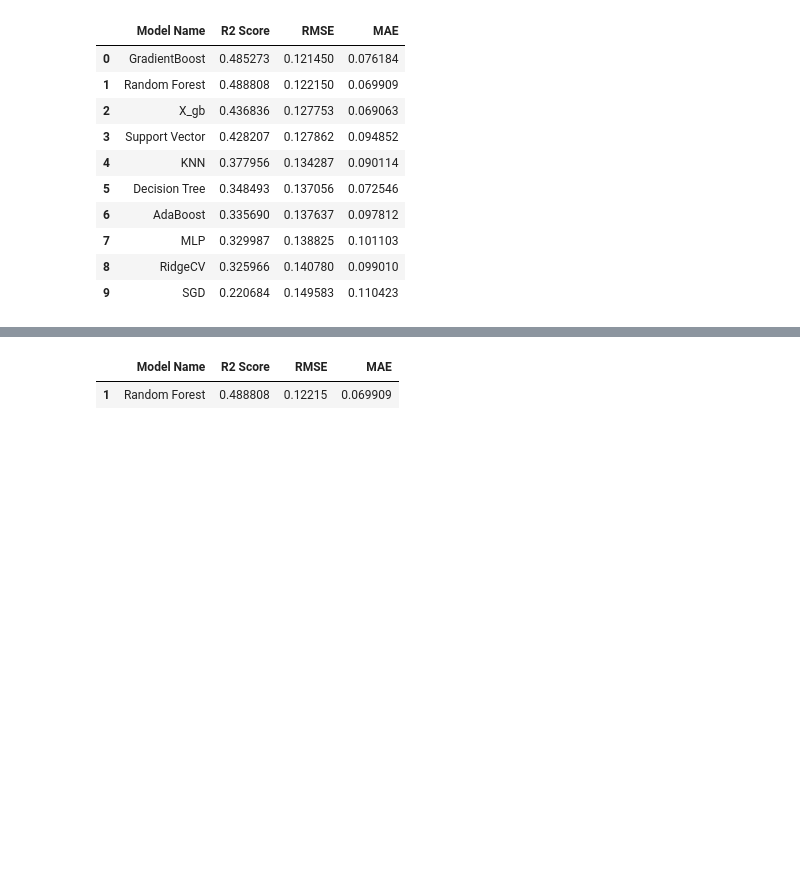
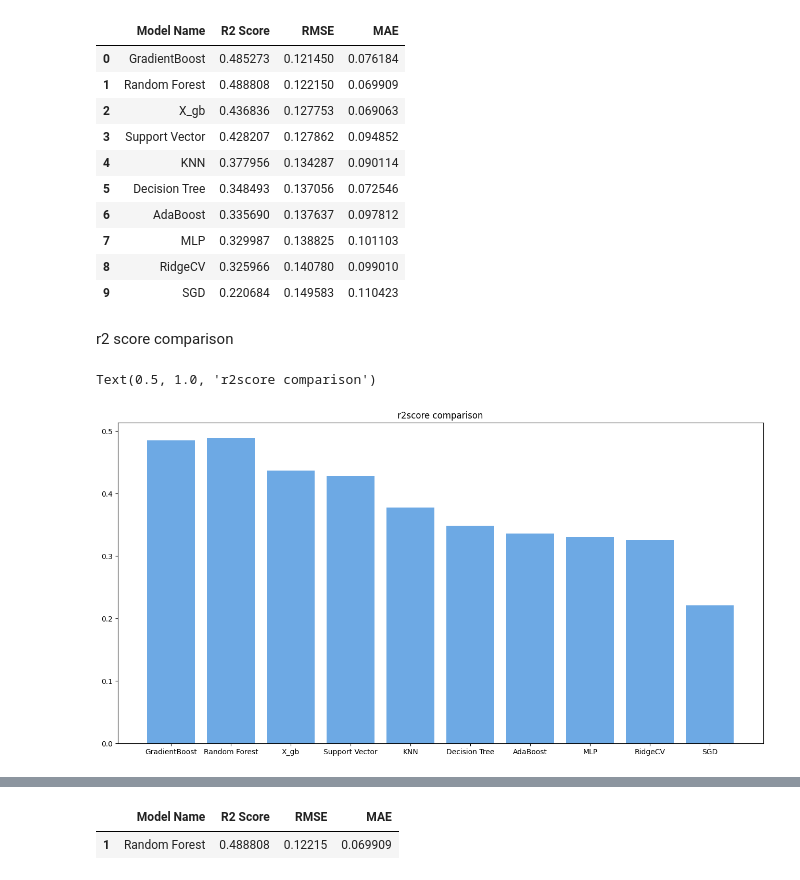
Before and after one commit to DarshanGoodGuy/IITISOC25, a Jupyter notebook: Model.ipynb, the cells around one changed output, grey strips where cells are left out. Cells and saved outputs as stored; diff of their text form; code cells hidden in the pictures; blank space fills up the shorter version.

```diff
--- a/Model.ipynb
+++ b/Model.ipynb
@@ -262,3 +262,22 @@ results
 | 7 | MLP | 0.329987 | 0.138825 | 0.101103 |
 | 8 | RidgeCV | 0.325966 | 0.140780 | 0.099010 |
 | 9 | SGD | 0.220684 | 0.149583 | 0.110423 |
+# %%
+names = []
+r2score = []
+rmse = []
+mae = []
+for model in np_results:
+  names.append(model[0])
+  r2score.append(model[1])
+  rmse.append(model[2])
+  mae.append(model[3])
+# %% [markdown]
+r2 score comparison
+# %%
+fig = plt.figure(figsize = (16, 8))
+plt.bar(names,r2score,width=0.8,color='#6DA9E4')
+plt.title('r2score comparison')
+# %% [output]
+Text(0.5, 1.0, 'r2score comparison')
+[figure, added]
```
Also changed, not shown: parts of 4 cells of this notebook.
